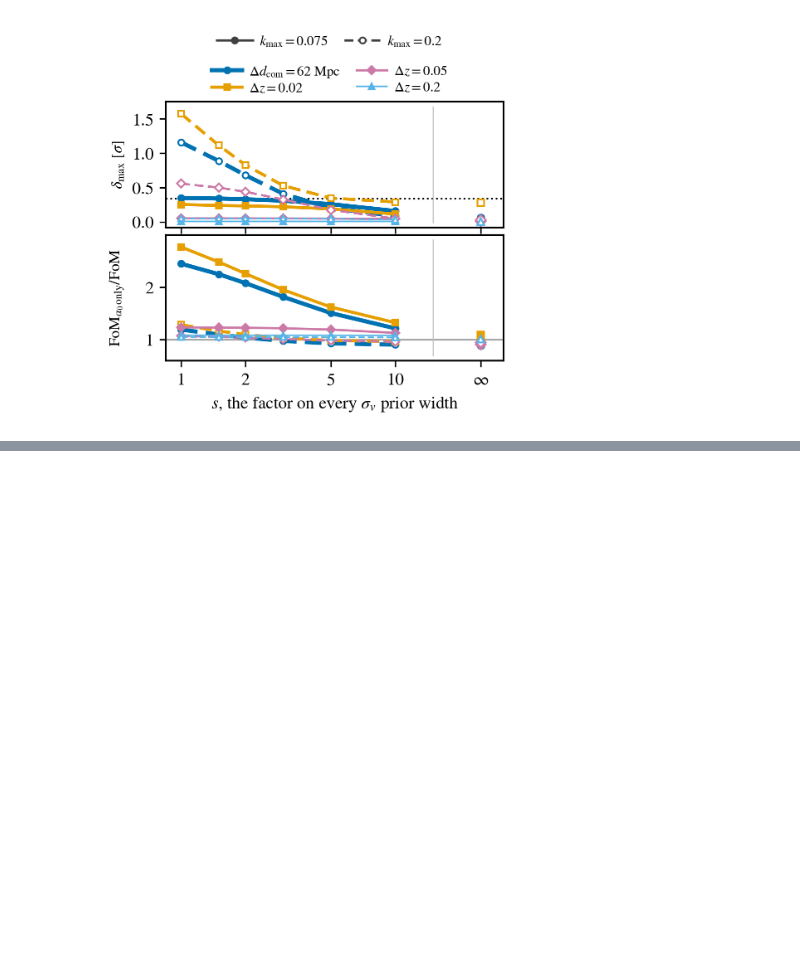
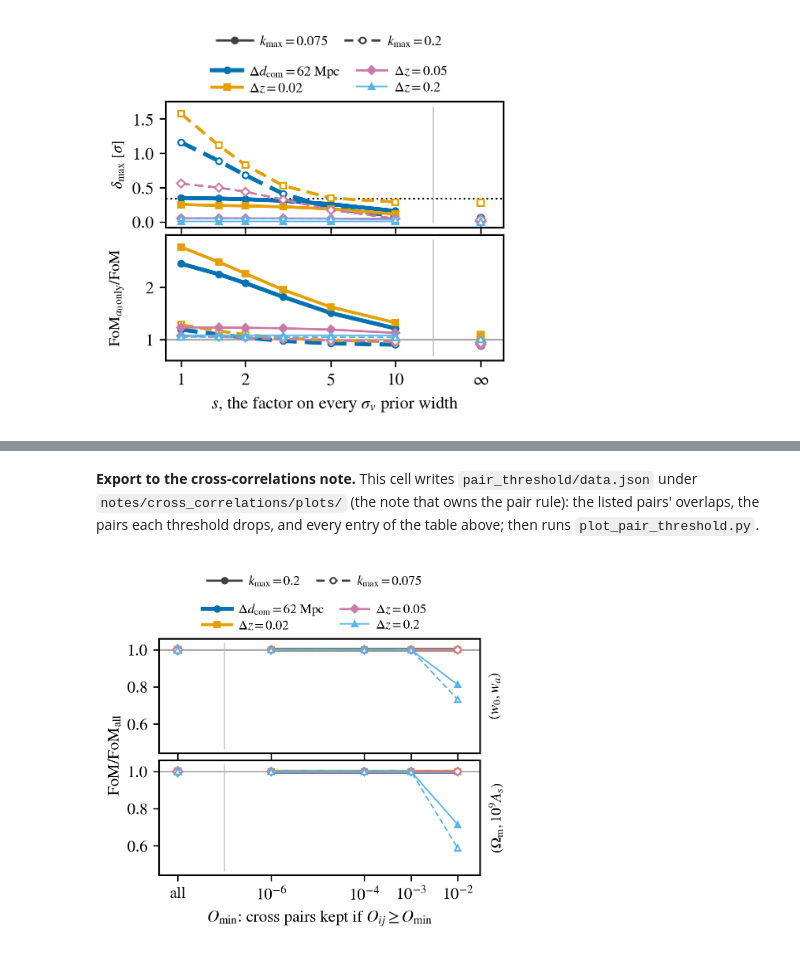
Before and after one commit to SBU-COSMOLIKE/lssty1xdesi, a Jupyter notebook: EXAMPLE_EVALUATE_FISHER_MODEL_B.ipynb, the cells around one changed output, grey strips where cells are left out. Cells and saved outputs as stored; diff of their text form; code cells hidden in the pictures; blank space fills up the shorter version.

```diff
--- a/EXAMPLE_EVALUATE_FISHER_MODEL_B.ipynb
+++ b/EXAMPLE_EVALUATE_FISHER_MODEL_B.ipynb
@@ -4258,0 +4899,48 @@ display(Image(filename=f'{folder}/fog_sigv_width.png', width=420))
+# %% [markdown]
+**Export to the cross-correlations note.** This cell writes
+`pair_threshold/data.json` under `notes/cross_correlations/plots/` (the
+note that owns the pair rule): the listed pairs' overlaps, the pairs each
+threshold drops, and every entry of the table above; then runs
+`plot_pair_threshold.py`.
+# %%
+CROSS_PLOTS = ROOTDIR + '/projects/lssty1xdesi/notes/cross_correlations/plots/'
+pair_threshold = {
+    'about': ('The paper model (model B + tilts on the pessimistic linear-bias prior) when only '
+              'the cross pairs whose Fingers-of-God-blurred kernels overlap by O_ij >= O_min at '
+              'the fiducial sigma_v are kept (O_ij = int n_i n_j dz / sqrt(int n_i^2 dz int n_j^2 '
+              'dz), the blur and overlap() of scripts/make_desi_pairs.py, Gaussian truncated at 4 '
+              'sigma_z), applied to every listed pair, the DESI-measured ones included; current: '
+              'every listed pair. Autos always kept; a kept pair keeps its bands; the covariance '
+              'block of the kept rows is inverted. Per layout and cut: FoM(w0, wa), '
+              'FoM(Omega_m, 10^9 A_s) and their ratios to current, the cross pairs and cross '
+              'bands kept, the sigma_v posterior widths over their prior widths (min, max), the '
+              'largest |correlation| of alpha_2 and sigma_v, and the FoMs with alpha_2 and its '
+              'tilts removed (alpha0_only). pair_overlaps: every listed pair\'s O_ij (bins from '
+              '0). k_max is the z = 0 value of a per-bin cut at k_max/D(zbar_i). Written by '
+              'EXAMPLE_EVALUATE_FISHER_MODEL_B.ipynb (section 11, item 7, final-tier caches).'),
+    'o_min': PAIR_THRESHOLDS,
+    'variants': PAIR_VARIANTS,
+    'kmax_h_per_Mpc': [float(k) for k in KMAX_CUTS],
+    'layouts': [],
+}
+for key in LAYOUTS:
+    lay = OVERLAP[key]['layout']
+    measured = fog_measured_pairs(key)
+    pair_threshold['layouts'].append({
+        'name': key, 'label': LAYOUT_LABELS[key], 'color': LAYOUT_COLORS[key],
+        'pair_overlaps': [{'bins': [i, j], 'samples': [lay['samples'][i], lay['samples'][j]],
+                           'groups': [lay['groups'][i], lay['groups'][j]], 'overlap': o,
+                           'desi_measured': None if measured is None else (i, j) in measured}
+                          for (i, j), o in PAIR_O[key].items()],
+        'scan': PAIR_SCAN[key]})
+
+folder = CROSS_PLOTS + 'pair_threshold'
+script = folder + '/plot_pair_threshold.py'
+if not os.path.exists(script):
+    raise RuntimeError(f'{script} is missing: the folder needs its plot script')
+with open(folder + '/data.json', 'w') as f:
+    json.dump(pair_threshold, f, indent=1)
+subprocess.run([sys.executable, '-I', '-W', 'error::RuntimeWarning', script], check=True)
+display(Image(filename=f'{folder}/pair_threshold.png', width=420))
+# %% [output]
+[figure, added]
```
Also changed, not shown: parts of 13 cells of this notebook, 18 other files.
